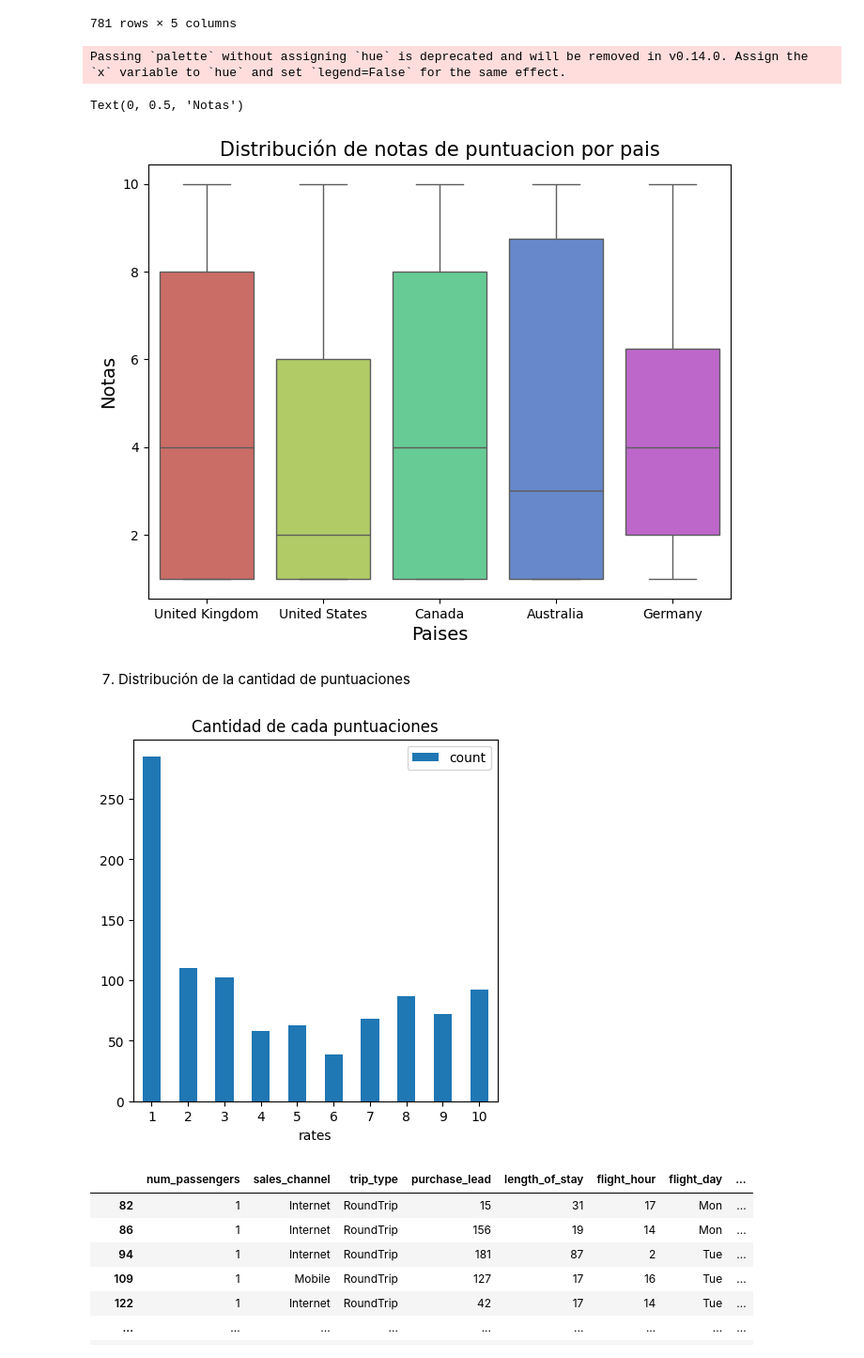
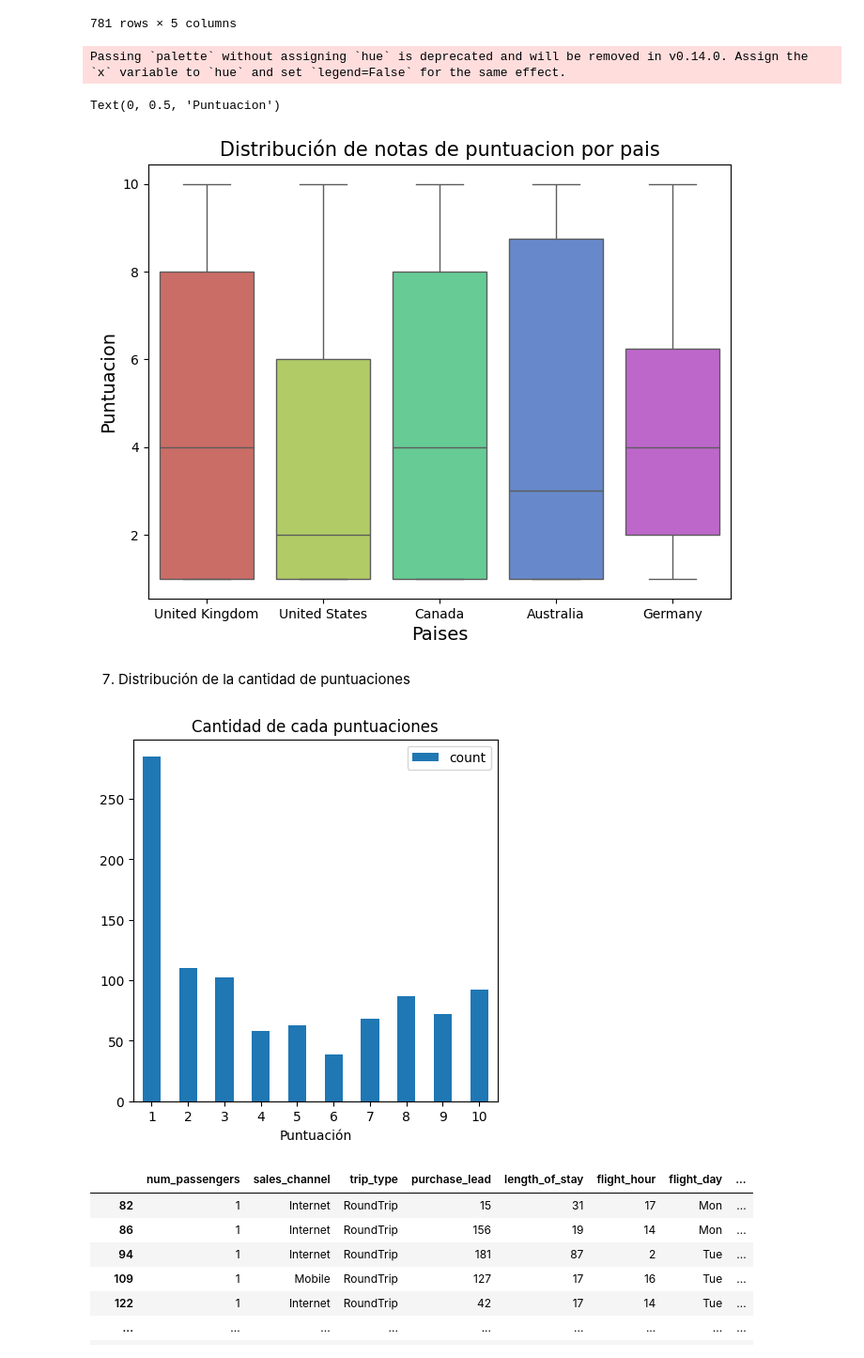
Before and after one commit to agalarza768/TP1-Orga_de_datos, a Jupyter notebook: TP_Orga.ipynb, the cells around one changed output. Shown: that part at 94% size. Drawn from its saved outputs; the diff is of its cells as text; code cells hidden in the pictures.

```diff
--- a/TP_Orga.ipynb
+++ b/TP_Orga.ipynb
@@ -418,23 +408,24 @@ rev_countries
 781 rows × 5 columns
 # %%
 plt.figure(figsize=(8, 6))
-g = sns.boxplot(x='country',y='rates',data=rev_countries, palette='hls')
+g = sns.boxplot(x='country', y='rates', data=rev_countries, palette='hls')
 g.set_title('Distribución de notas de puntuacion por pais', fontsize=15)
-g.set_xlabel('Paises',fontsize=14)
-g.set_ylabel('Notas',fontsize=14)
+g.set_xlabel('Paises', fontsize=14)
+g.set_ylabel('Puntuacion', fontsize=14)
 # %% [output]
 Passing `palette` without assigning `hue` is deprecated and will be removed in v0.14.0. Assign the `x` variable to `hue` and set `legend=False` for the same effect.
-Text(0, 0.5, 'Notas')
+Text(0, 0.5, 'Puntuacion')
-[figure, old version]
+[figure, new version]
 # %% [markdown]
 7) Distribución de la cantidad de puntuaciones
 # %%
 count_rates = date_reviews.groupby('rates').size().reset_index(name='count')
 count_rates.plot.bar(x='rates',  y='count', figsize=(5, 5), rot=0)
 plt.title('Cantidad de cada puntuaciones')
+plt.xlabel('Puntuación')
 plt.show()
 # %% [output]
-[figure, old version]
+[figure, new version]
 # %%
 filtered_airways_data = airways_data[airways_data['booking_complete']==1]
 filtered_airways_data
```
Also changed, not shown: parts of 26 cells of this notebook.
